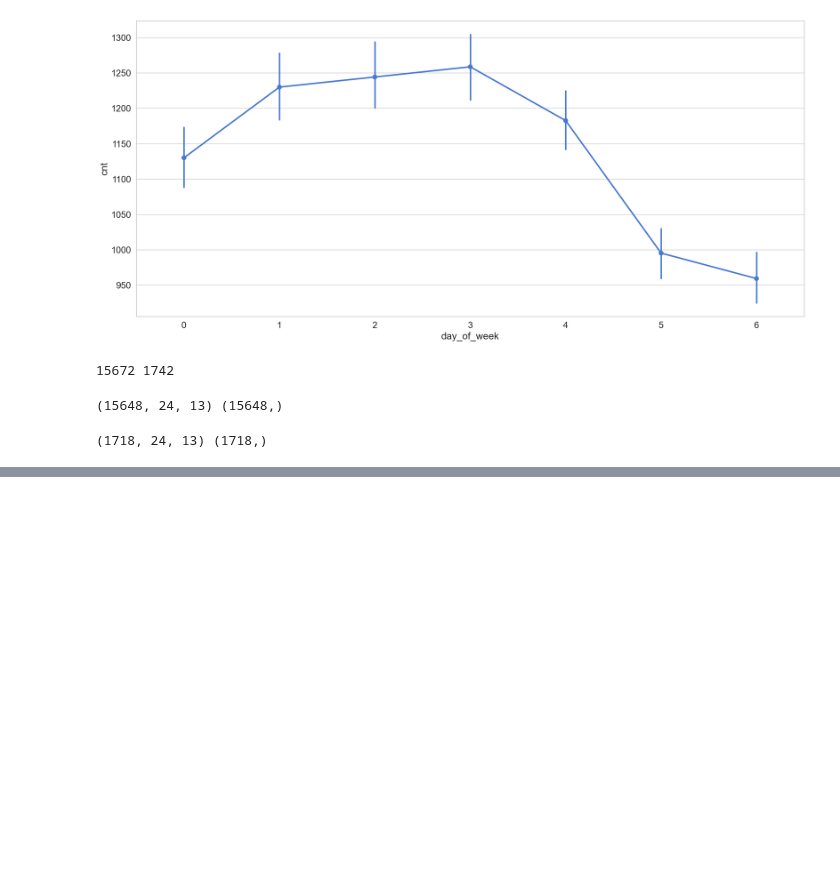
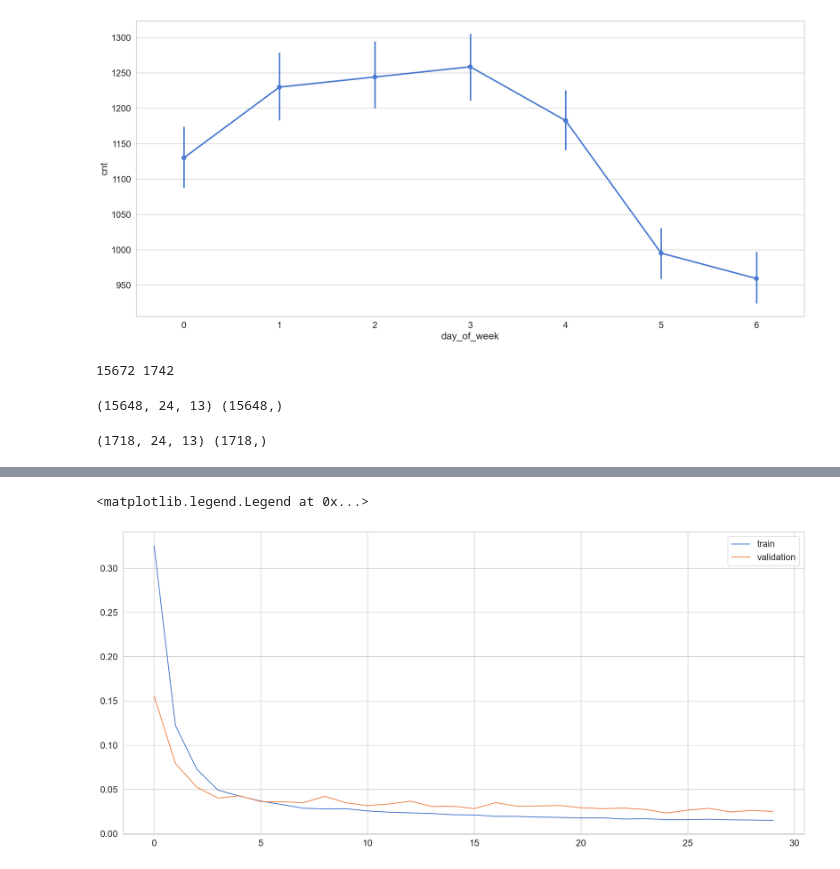
Before and after one commit to Bonnan-Jacob/Bike_Demand_Time_Series_Prediction, a Jupyter notebook: Bike_Demand_Predictions.ipynb, the cells around one changed output, grey strips where cells are left out. Cells and saved outputs as stored; diff of their text form; code cells hidden in the pictures; blank space fills up the shorter version.

Commit message:
add final prediction and model

```diff
--- a/Bike_Demand_Predictions.ipynb
+++ b/Bike_Demand_Predictions.ipynb
@@ -165,3 +166,16 @@ model.add(
 model.add(keras.layers.Dropout(rate=0.2))
 #fully connected layer with sinlge output (bike demand cnt)
 model.add(keras.layers.Dense(units=1))
+# %%
+model.compile(loss='mean_squared_error', optimizer='adam')
+# %%
+history = model.fit(
+    x_train, y_train,
+    # training data will be used 30 times
+    epochs=30,
+    # number of samples model will take in a single step
+    batch_size=32,
+    validation_split=0.1,
+    # dont to shuffle time serices data
+    shuffle=False
+)
@@ -167,0 +200,9 @@ model.add(keras.layers.Dense(units=1))
+# %%
+plt.plot(history.history['loss'], label='train')
+plt.plot(history.history['val_loss'], label='validation')
+plt.legend()
+
+# we can see how acurate our model is
+# %% [output]
+<matplotlib.legend.Legend at 0x...>
+[figure, added]
```
Also changed, not shown: parts of 5 cells of this notebook.
